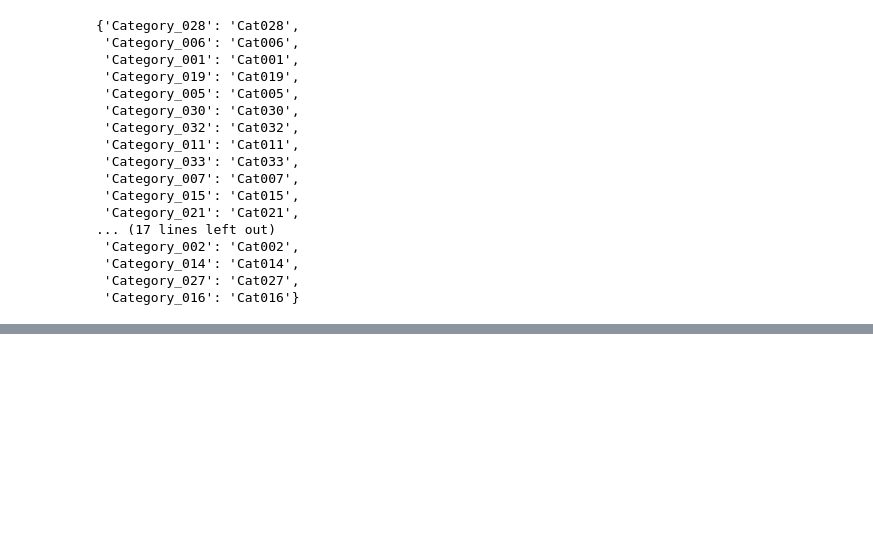
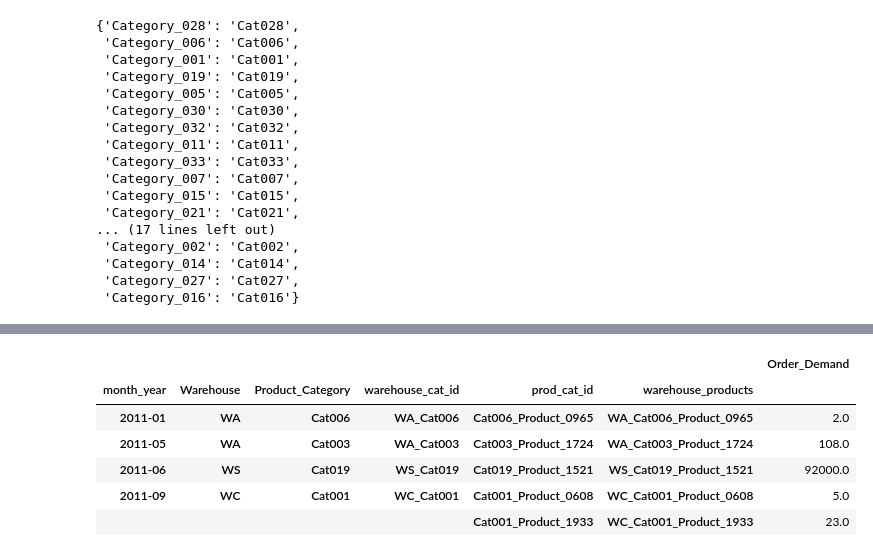
Before and after one commit to josephine-amponsah/retail-demand-forecaster, a Jupyter notebook: notebooks/time-seies-forecast-hier.ipynb, the cells around one changed output, grey strips where cells are left out. Drawn from its saved outputs; the diff is of its cells as text; code cells hidden in the pictures; blank space fills up the shorter version.

```diff
--- a/notebooks/time-seies-forecast-hier.ipynb
+++ b/notebooks/time-seies-forecast-hier.ipynb
@@ -100,0 +76,5 @@ mapping_cat
+# %%
+data["warehouse_cat_id"] = data.apply(lambda x: f"{x['Warehouse']}_{x['Product_Category']}", axis=1)
+data["prod_cat_id"] = data.apply(lambda x: f"{x['Product_Category']}_{x['Product_Code']}", axis=1)
+# %%
+data["warehouse_products"] = data.apply(lambda x:f"{x['warehouse_cat_id']}_{x['Product_Code']}", axis=1)
@@ -106,0 +115,5 @@ hierarchy = {**total, **category}
+# %%
+hierarchy_data = data.groupby(["month_year", "Warehouse", "Product_Category", "warehouse_cat_id",
+                               "prod_cat_id", "warehouse_products"]).sum("Order_Demand")
+# %%
+hierarchy_data = hierarchy_data.drop("year", axis=1)
@@ -106,0 +122,10 @@ hierarchy = {**total, **category}
+# %%
+hierarchy_data.head()
+# %% [output]
+|  |  |  |  |  |  | Order_Demand |
+| month_year | Warehouse | Product_Category | warehouse_cat_id | prod_cat_id | warehouse_products |  |
+| 2011-01 | WA | Cat006 | WA_Cat006 | Cat006_Product_0965 | WA_Cat006_Product_0965 | 2.0 |
+| 2011-05 | WA | Cat003 | WA_Cat003 | Cat003_Product_1724 | WA_Cat003_Product_1724 | 108.0 |
+| 2011-06 | WS | Cat019 | WS_Cat019 | Cat019_Product_1521 | WS_Cat019_Product_1521 | 92000.0 |
+| 2011-09 | WC | Cat001 | WC_Cat001 | Cat001_Product_0608 | WC_Cat001_Product_0608 | 5.0 |
+|  |  |  |  | Cat001_Product_1933 | WC_Cat001_Product_1933 | 23.0 |
```
Also changed, not shown: parts of 37 cells of this notebook.
